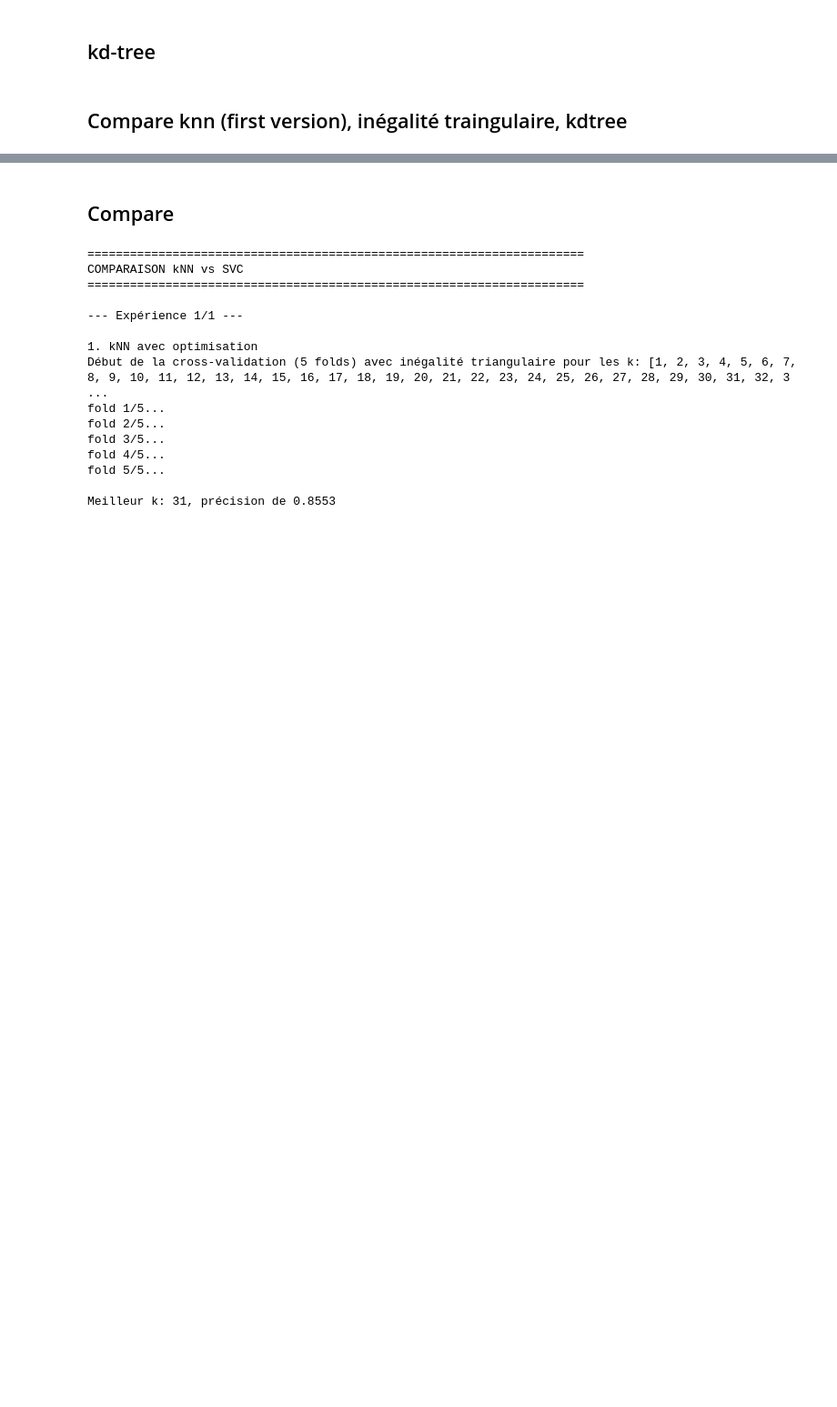
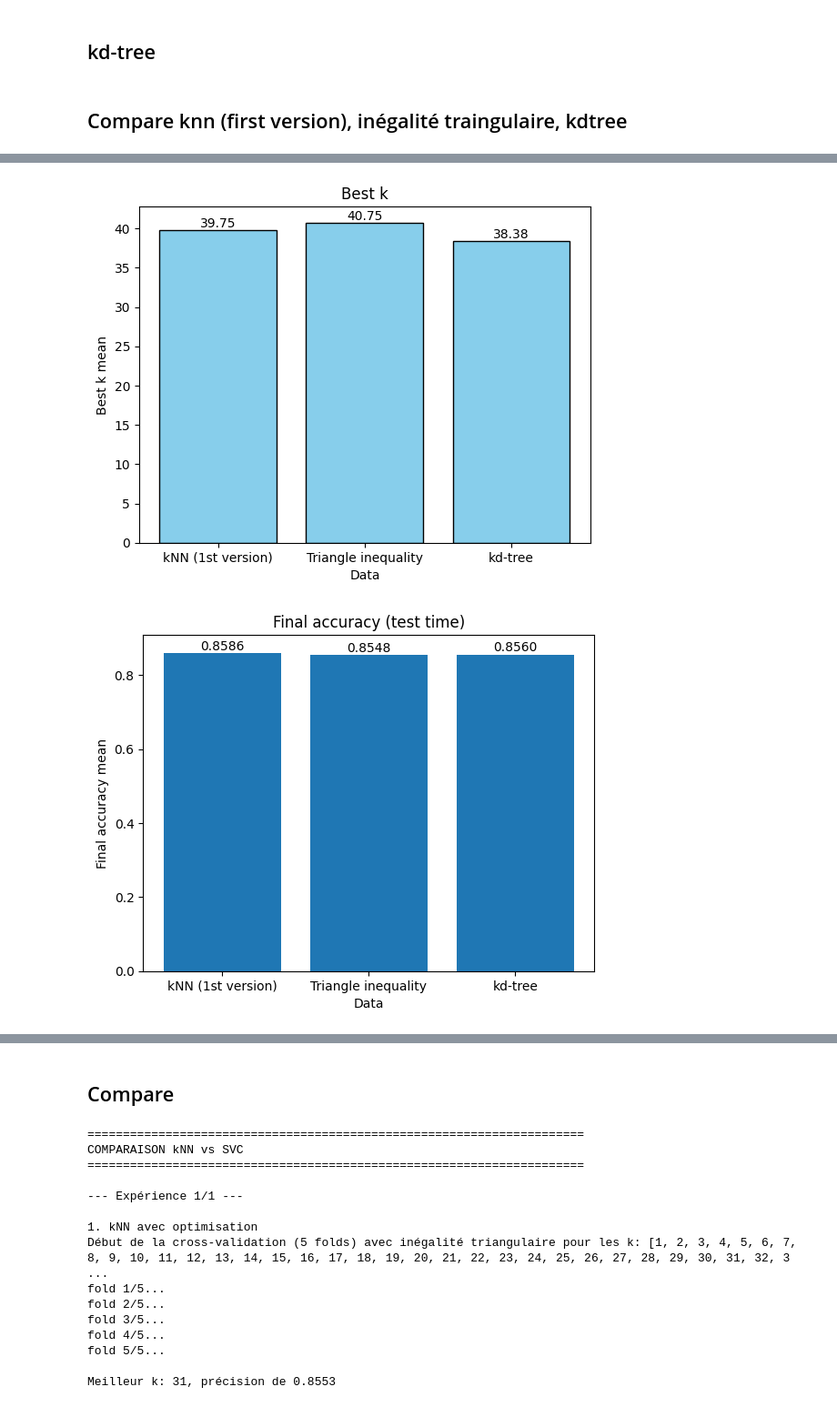
Before and after one commit to Fryzim/KNN-Classifier, a Jupyter notebook: projet.ipynb, the cells around one changed output, grey strips where cells are left out. Shown at 91% size. Drawn from its saved outputs; the diff is of its cells as text; code cells hidden in the pictures; blank space fills up the shorter version.

```diff
--- a/projet.ipynb
+++ b/projet.ipynb
@@ -1596,37 +1653,40 @@ valeurs = [np.mean(np.array(exp3_final_accuracy[0])), np.mean(np.array(exp3_fina
 plt.bar(labels, valeurs)
 
 for i, valeur in enumerate(valeurs):
-    plt.text(i, valeur + 0.001, f"{valeur:.2f}", ha='center', va='bottom')
+    plt.text(i, valeur + 0.001, f"{valeur:.4f}", ha='center', va='bottom')
 
 y_max = max(valeurs)
 plt.ylim(0, y_max + 0.05)
 
 plt.title("Final accuracy (test time)")
 plt.xlabel("Data")
 plt.ylabel("Final accuracy mean")
 
 plt.show()
 
 valeurs = [np.mean(np.array(exp3_best_accuracy[0])), np.mean(np.array(exp3_best_accuracy[1])), np.mean(np.array(exp3_best_accuracy[2]))]
 plt.bar(labels, valeurs, edgecolor='black')
 
 for i, valeur in enumerate(valeurs):
-    plt.text(i, valeur + 0.001, f"{valeur:.2f}", ha='center', va='bottom')
+    plt.text(i, valeur + 0.001, f"{valeur:.4f}", ha='center', va='bottom')
 
 plt.title("Best accuracy (train time)")
 plt.xlabel("Data")
 plt.ylabel("Best accuracy mean")
 
 plt.show()
 
 
 valeurs = [np.mean(np.array(exp3_temps[0])), np.mean(np.array(exp3_temps[1])), np.mean(np.array(exp3_temps[2]))]
 plt.bar(labels, valeurs, color='green', edgecolor='black')
 
 for i, valeur in enumerate(valeurs):
     plt.text(i, valeur + 0.05, f"{valeur:.2f}", ha='center', va='bottom')
 
 plt.xlabel("Data")
 plt.ylabel("Time (s)")
 
 plt.show()
+# %% [output]
+[figure, added]
+[figure, added]
```
Also changed, not shown: parts of 4 cells of this notebook.
